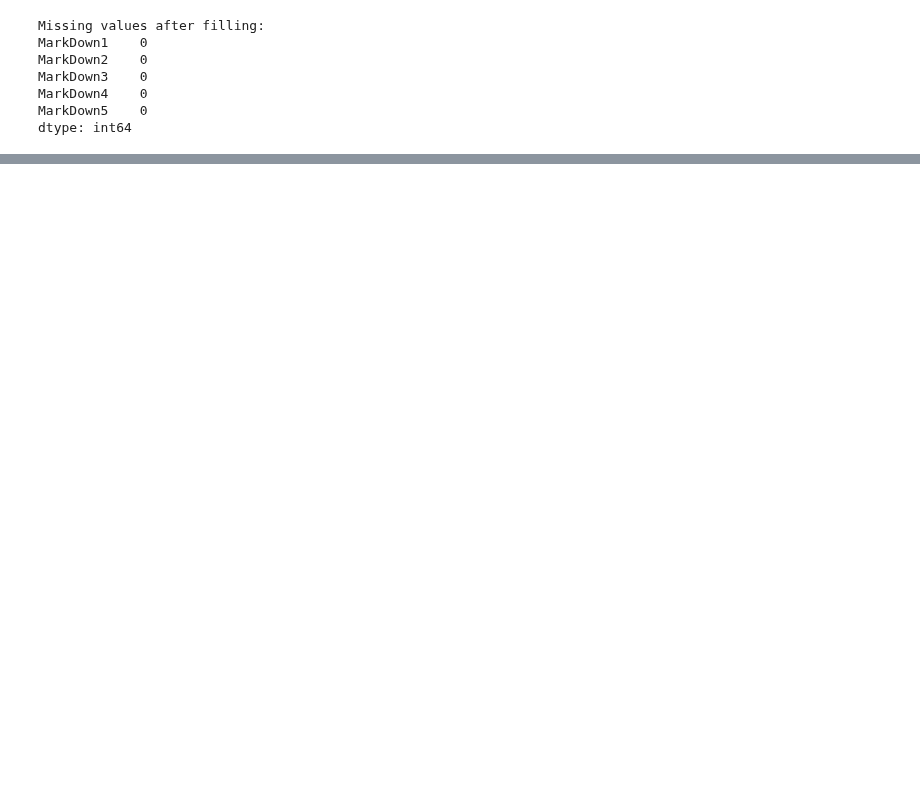
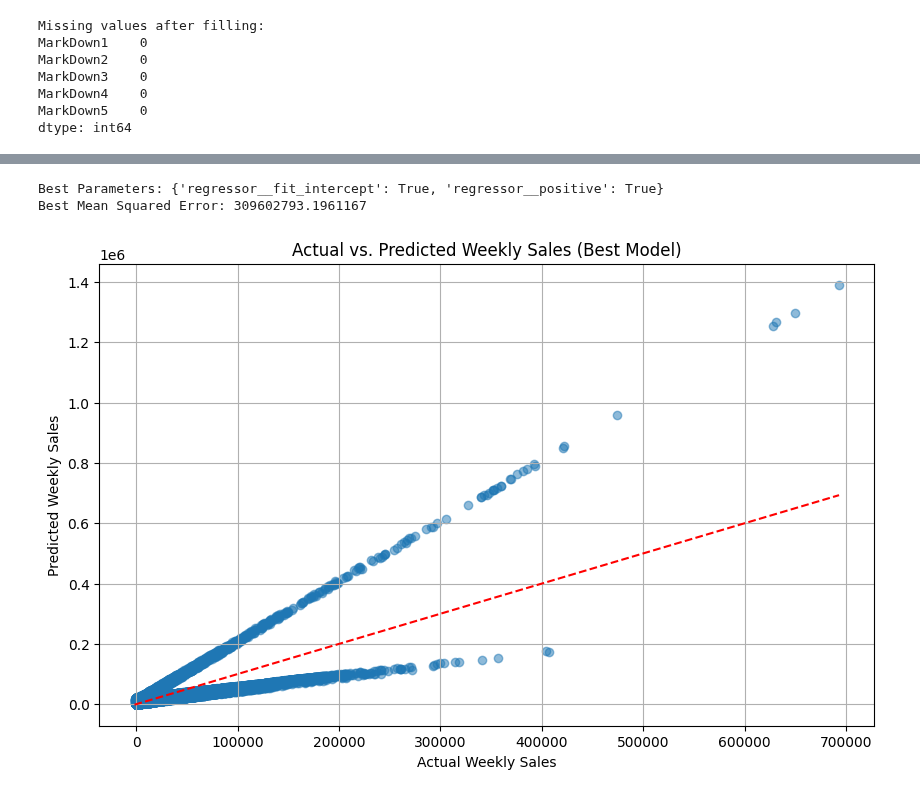
Before and after one commit to MarshallW11/MLProject, a Jupyter notebook: MLProject.ipynb, the cells around one changed output, grey strips where cells are left out. Cells and saved outputs as stored; diff of their text form; code cells hidden in the pictures; blank space fills up the shorter version.

```diff
--- a/MLProject.ipynb
+++ b/MLProject.ipynb
@@ -307,0 +369,67 @@ fatal: not a git repository (or any of the parent directories): .git
+# %%
+from sklearn.model_selection import GridSearchCV
+from sklearn.linear_model import LinearRegression
+from sklearn.preprocessing import StandardScaler, LabelEncoder
+from sklearn.pipeline import Pipeline
+from sklearn.metrics import make_scorer, mean_squared_error
+import matplotlib.pyplot as plt
+import numpy as np
+
+## Prepare the data
+X = combined.drop(columns=['Weekly_Sales', 'Month', 'WeekOfYear', 'Date'])
+y = combined['Weekly_Sales']
+
+# Encode categorical variables
+label_encoder = LabelEncoder()
+X['Type'] = label_encoder.fit_transform(X['Type'])
+X['Holiday'] = label_encoder.fit_transform(X['Holiday'])
+
+# Define the pipeline: first standardize features, then apply linear regression
+pipeline = Pipeline([
+    ('scaler', StandardScaler()),
+    ('regressor', LinearRegression())
+])
+
+# Define the parameter grid, excluding 'normalize'
+param_grid = {
+    'regressor__fit_intercept': [True, False],
+    'regressor__positive': [True, False]
+}
+
+# Set up GridSearchCV with mean squared error as the scoring metric
+model = GridSearchCV(
+    pipeline,
+    param_grid=param_grid,
+    cv=5,
+    scoring=make_scorer(mean_squared_error, greater_is_better=False)
+)
+
+# Fit the grid search model
+model.fit(X, y)
+
+# Get the best parameters and score
+best_params = model.best_params_
+best_score = -model.best_score_  # Flip the sign because we minimized MSE
+best_r2 = model.best_score_
+
+print(f"Best Parameters: {best_params}")
+print(f"Best Mean Squared Error: {best_score}")
+
+
+# Re-train the best model on the entire dataset for visualization
+best_model = model.best_estimator_
+y_pred = best_model.predict(X)
+
+# Plot actual vs predicted
+plt.figure(figsize=(10, 6))
+plt.scatter(y, y_pred, alpha=0.5)
+plt.plot([y.min(), y.max()], [y.min(), y.max()], 'r--')  # Line of perfect prediction
+plt.xlabel("Actual Weekly Sales")
+plt.ylabel("Predicted Weekly Sales")
+plt.title("Actual vs. Predicted Weekly Sales (Best Model)")
+plt.grid(True)
+plt.show()
+# %% [output]
+Best Parameters: {'regressor__fit_intercept': True, 'regressor__positive': True}
+Best Mean Squared Error: 309602793.1961167
+[figure, added]
```
Also changed, not shown: parts of 14 cells of this notebook.
